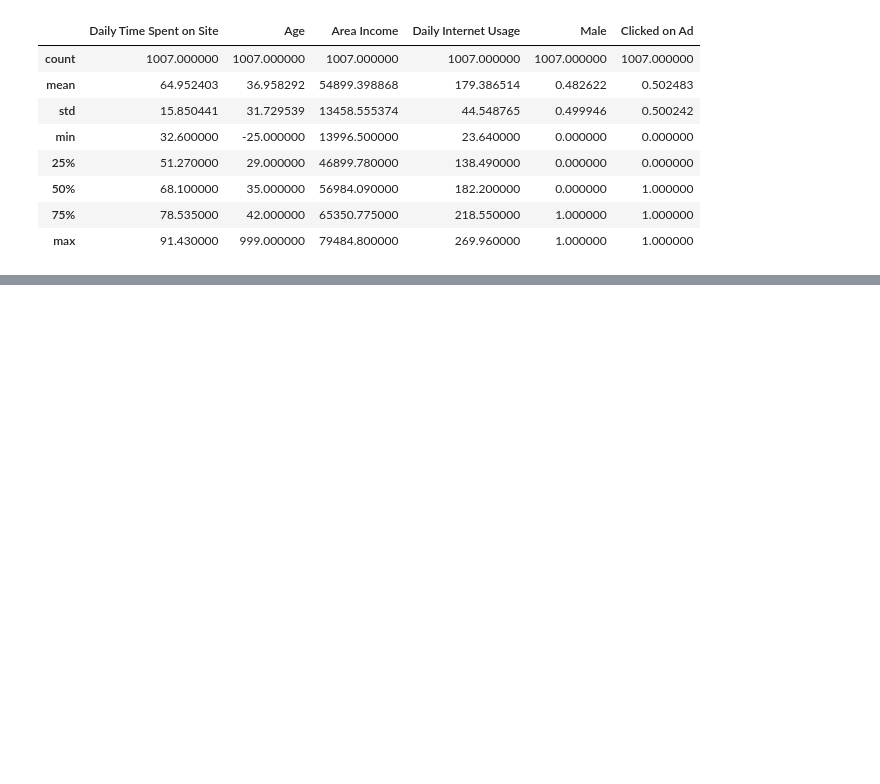
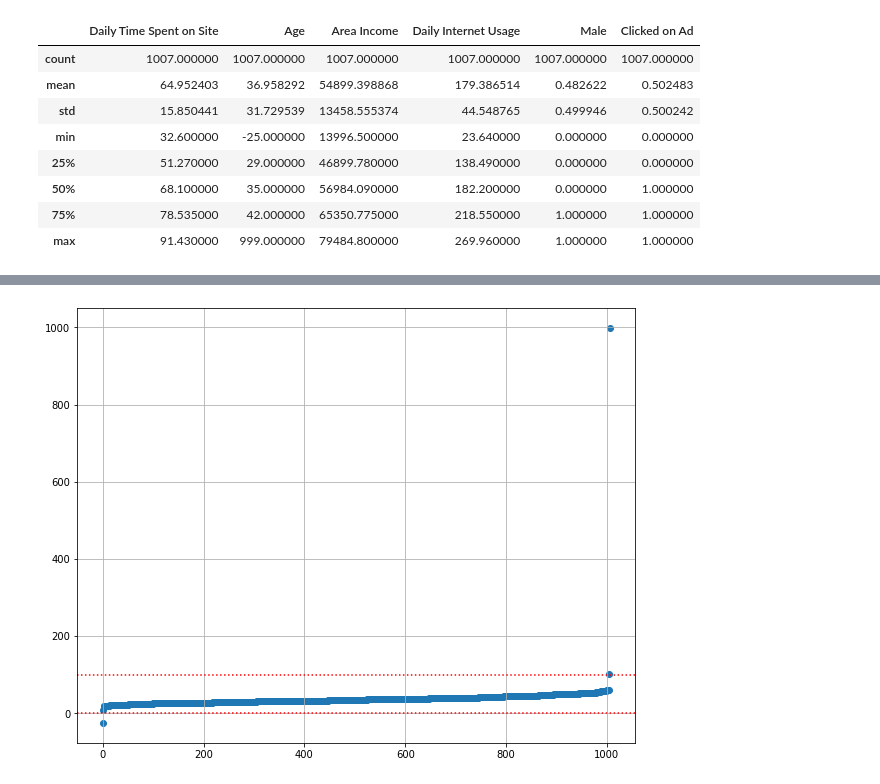
Before and after one commit to emakri/AdvertisingProject, a Jupyter notebook: AdvProject.ipynb, the cells around one changed output, grey strips where cells are left out. Drawn from its saved outputs; the diff is of its cells as text; code cells hidden in the pictures; blank space fills up the shorter version.

Commit message:
Data cleaning and feature inspection

```diff
--- a/AdvProject.ipynb
+++ b/AdvProject.ipynb
@@ -116,0 +137,15 @@ data[col_cat].describe()
+# %%
+sorted_age = sorted(data['Age'])
+indices = []
+for i in range(len(sorted_age)):
+    indices.append(i)
+x = indices
+y = sorted_age
+
+plt.figure(figsize=(10,8))
+plt.scatter(x, y)
+plt.axhline(y=0, linestyle='dotted', color='r')
+plt.axhline(y=100, linestyle='dotted', color='r')
+plt.grid()
+# %% [output]
+[figure, added]
```
Also changed, not shown: parts of 18 cells of this notebook.
